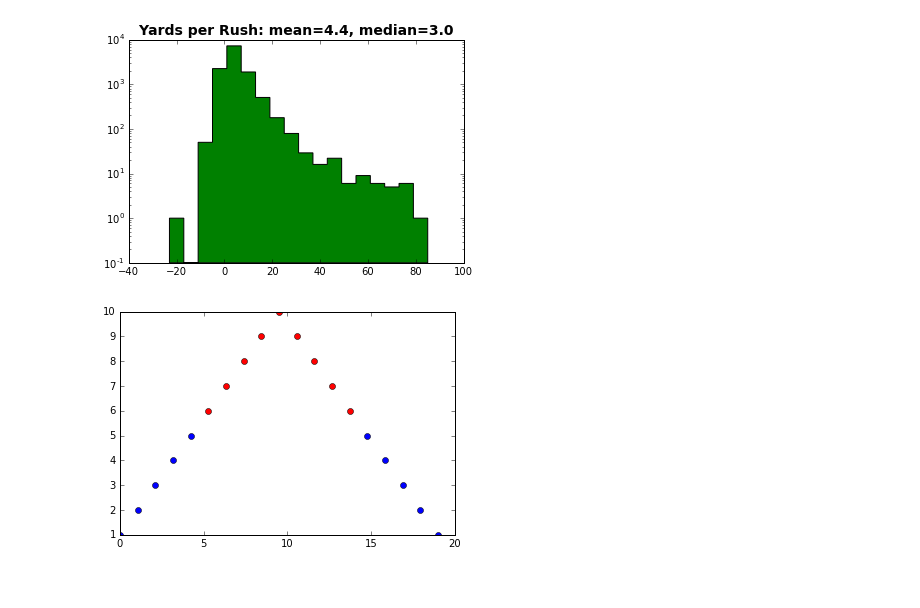
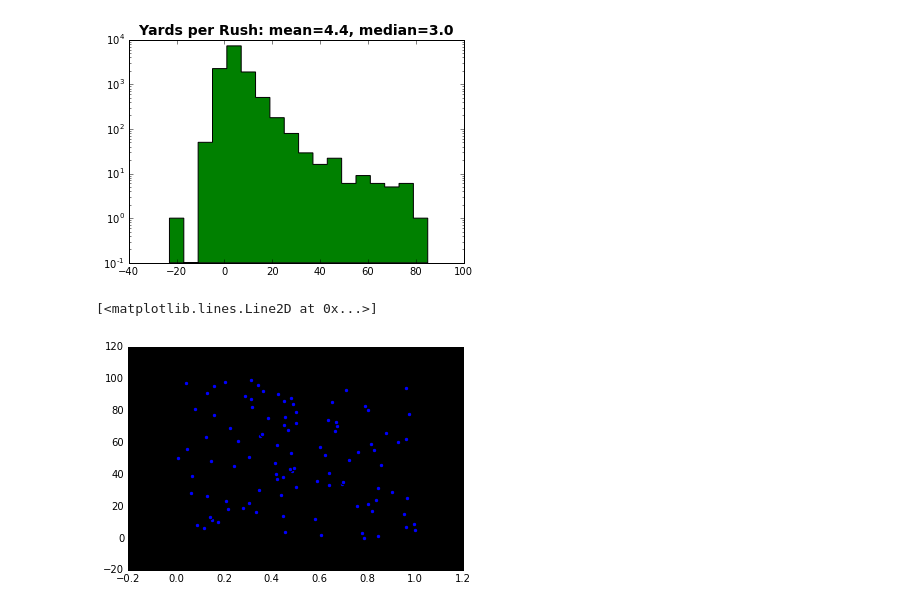
Before and after one commit to jafekb/projects, a Jupyter notebook: NFL Stats.ipynb, the cells around one changed output. Drawn from its saved outputs; the diff is of its cells as text; code cells hidden in the pictures.

```diff
--- a/NFL Stats.ipynb
+++ b/NFL Stats.ipynb
@@ -207,7 +211,25 @@ plt.show()
 # %% [output]
 [figure]
 [figure]
-# %%
-color_graph()
-# %% [output]
-[figure, removed]
+# %%
+from matplotlib.figure import Figure
+from matplotlib.backends.backend_agg import FigureCanvasAgg as FigureCanvas
+figure = Figure()
+canvas = FigureCanvas(figure)
+axes = figure.add_subplot(1, 1, 1, axisbg='red')
+axes.plot([1,2,3])
+# %% [output]
+[<matplotlib.lines.Line2D at 0x...>]
+# %%
+#Random blue dots on black background.
+from random import random
+import matplotlib.pyplot as plt
+
+a = np.random.random(100)
+b = range(100)
+fig = plt.figure()
+ax = fig.add_subplot(111, axisbg='black')
+ax.scatter(a,b)
+fig.canvas.draw()
+# %% [output]
+[figure, added]
```
Also changed, not shown: parts of 7 cells of this notebook, 1 other file.
